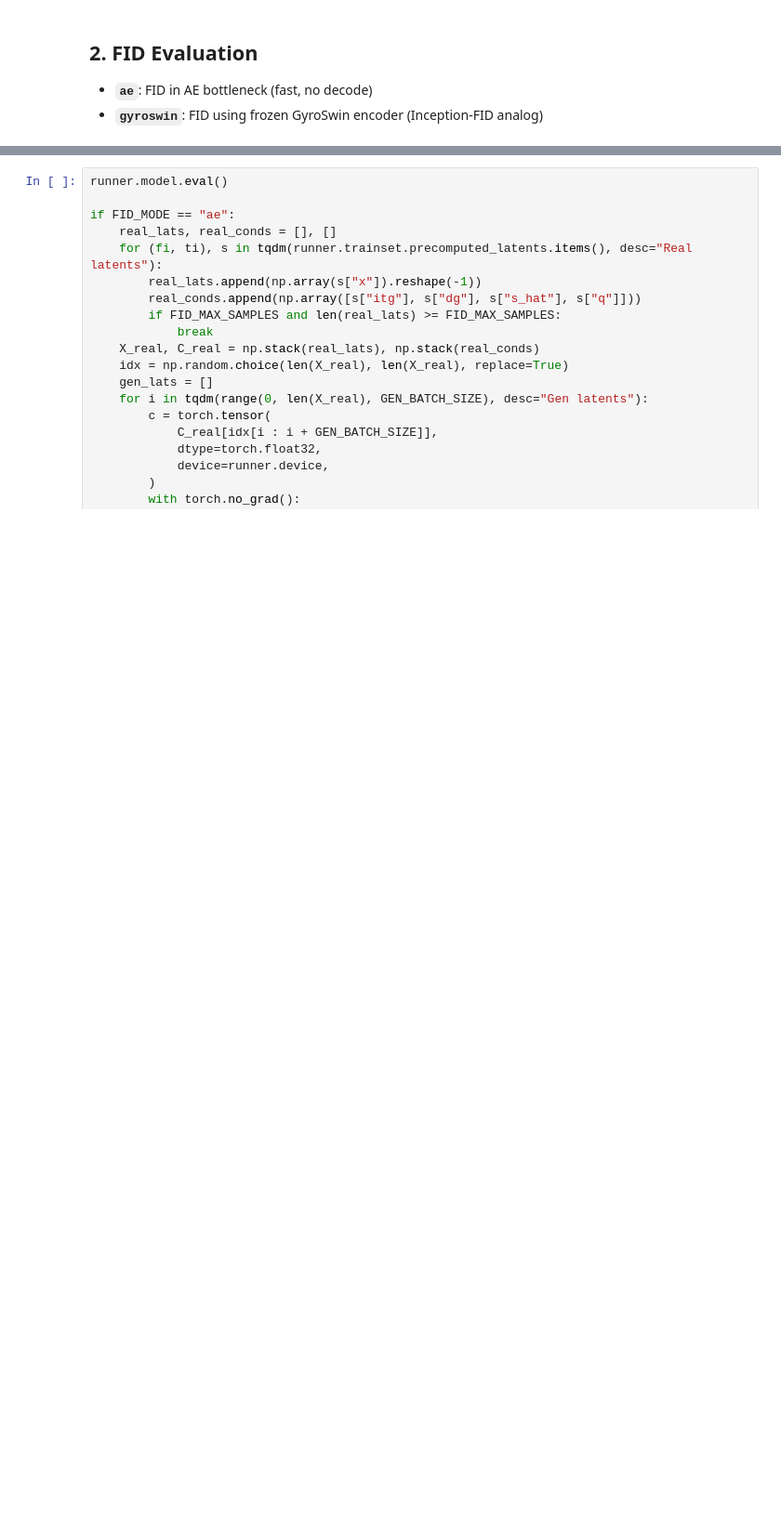
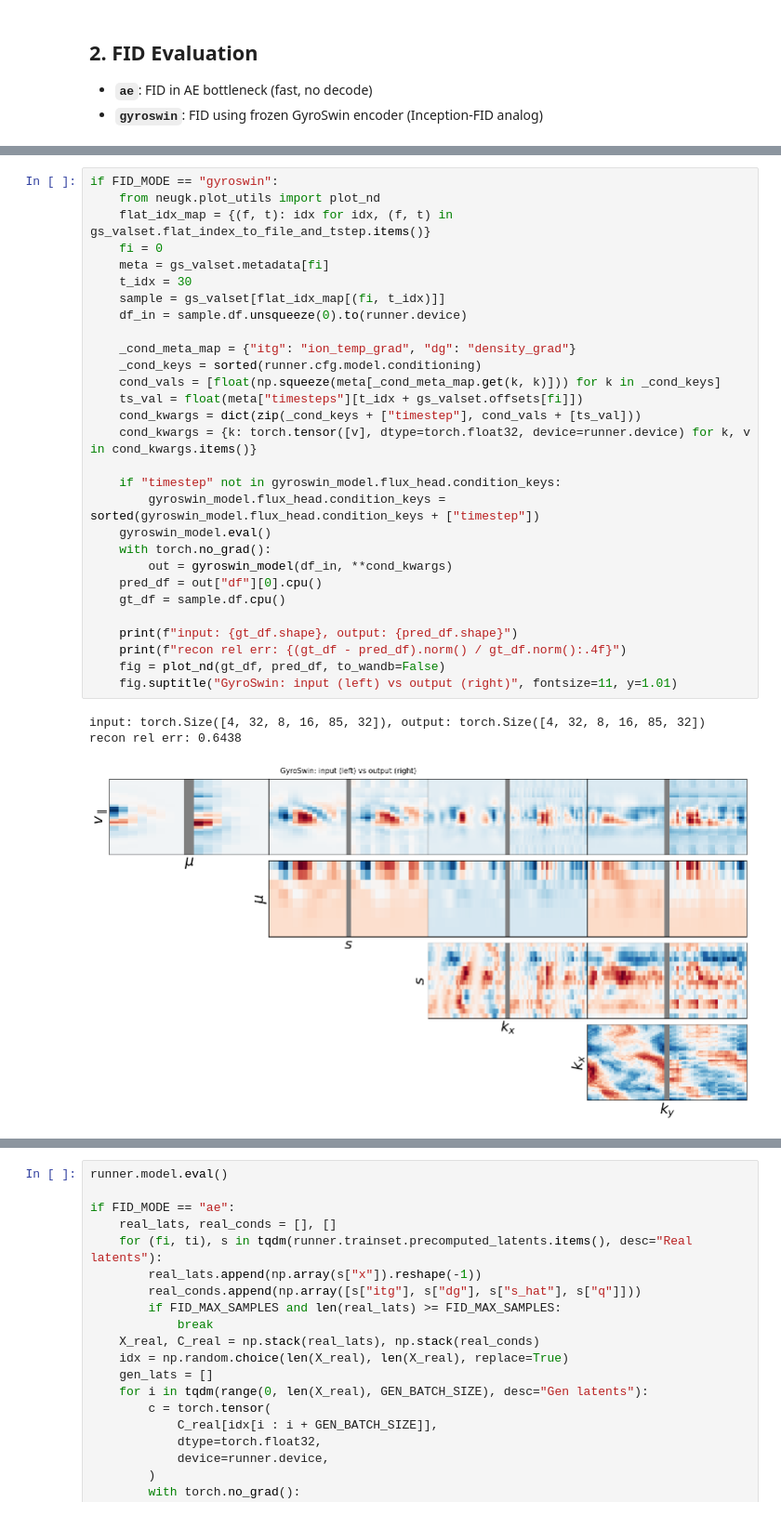
Before and after one commit to ml-jku/neural-gyrokinetics, a Jupyter notebook: notebooks/neurips_diff_eval.ipynb, the cells around one changed output, grey strips where cells are left out. Shown at 93% size. Drawn from its saved outputs; the diff is of its cells as text; blank space fills up the shorter version.

Commit message:
notebook ; gyroswin still wrong

```diff
--- a/notebooks/neurips_diff_eval.ipynb
+++ b/notebooks/neurips_diff_eval.ipynb
@@ -383,4 +434,37 @@ GyroSwin-Large: 998.3M params
 Mode: GyroSwin-FID
+# %%
+if FID_MODE == "gyroswin":
+    from neugk.plot_utils import plot_nd
+    flat_idx_map = {(f, t): idx for idx, (f, t) in gs_valset.flat_index_to_file_and_tstep.items()}
+    fi = 0
+    meta = gs_valset.metadata[fi]
+    t_idx = 30
+    sample = gs_valset[flat_idx_map[(fi, t_idx)]]
+    df_in = sample.df.unsqueeze(0).to(runner.device)
+
+    _cond_meta_map = {"itg": "ion_temp_grad", "dg": "density_grad"}
+    _cond_keys = sorted(runner.cfg.model.conditioning)
+    cond_vals = [float(np.squeeze(meta[_cond_meta_map.get(k, k)])) for k in _cond_keys]
+    ts_val = float(meta["timesteps"][t_idx + gs_valset.offsets[fi]])
+    cond_kwargs = dict(zip(_cond_keys + ["timestep"], cond_vals + [ts_val]))
+    cond_kwargs = {k: torch.tensor([v], dtype=torch.float32, device=runner.device) for k, v in cond_kwargs.items()}
+
+    if "timestep" not in gyroswin_model.flux_head.condition_keys:
+        gyroswin_model.flux_head.condition_keys = sorted(gyroswin_model.flux_head.condition_keys + ["timestep"])
+    gyroswin_model.eval()
+    with torch.no_grad():
+        out = gyroswin_model(df_in, **cond_kwargs)
+    pred_df = out["df"][0].cpu()
+    gt_df = sample.df.cpu()
+
+    print(f"input: {gt_df.shape}, output: {pred_df.shape}")
+    print(f"recon rel err: {(gt_df - pred_df).norm() / gt_df.norm():.4f}")
+    fig = plot_nd(gt_df, pred_df, to_wandb=False)
+    fig.suptitle("GyroSwin: input (left) vs output (right)", fontsize=11, y=1.01)
+# %% [output]
+input: torch.Size([4, 32, 8, 16, 85, 32]), output: torch.Size([4, 32, 8, 16, 85, 32])
+recon rel err: 0.6438
+[figure, added]
 # %%
 valset = runner.valsets[0]
 t_start, t_step, n_snap = 80, 5, 32
```
Also changed, not shown: parts of 16 cells of this notebook, 5 other files.
